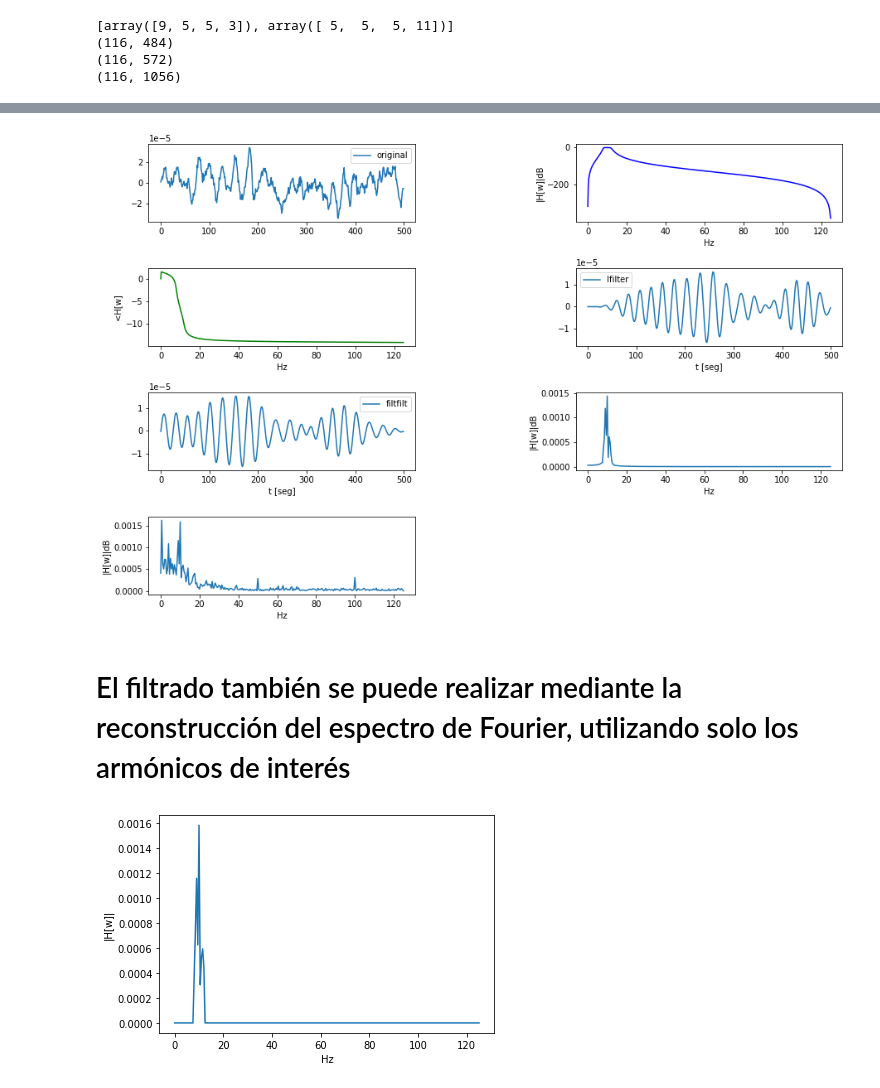
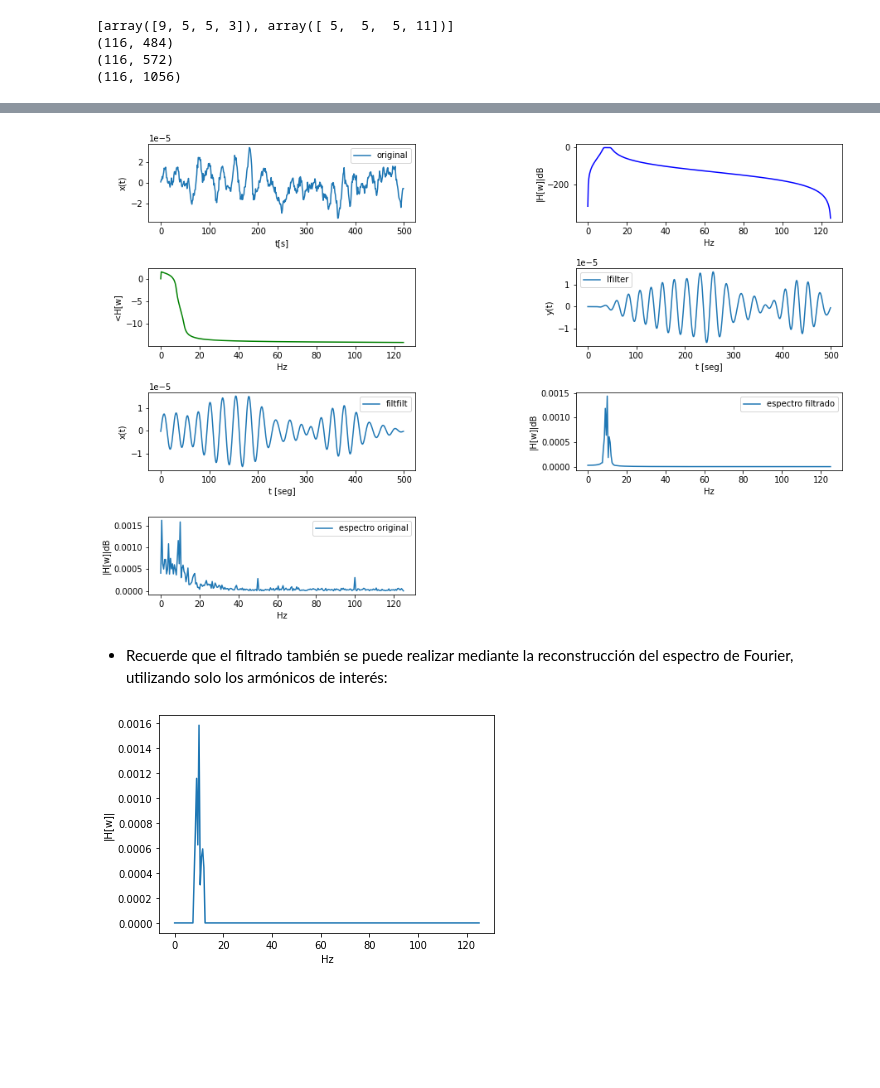
Before and after one commit to amalvarezme/ProcesoDigitalSen, a Jupyter notebook: EEG_BCI_MI/ProyectoFinalPDS_20201.ipynb, the cells around one changed output, grey strips where cells are left out. Drawn from its saved outputs; the diff is of its cells as text; code cells hidden in the pictures; blank space fills up the shorter version.

```diff
--- a/EEG_BCI_MI/ProyectoFinalPDS_20201.ipynb
+++ b/EEG_BCI_MI/ProyectoFinalPDS_20201.ipynb
@@ -454,6 +373,8 @@ data = Xraw[trial,ch,:] #trial, ch, muestras
 plt.figure(figsize=(15,10))
 plt.subplot(421)
 plt.plot(data,label='original')
+plt.xlabel('t[s]')
+plt.ylabel('x(t)')
 plt.legend()
 
 #diseñar filtro
@@ -479,38 +400,42 @@ plt.ylabel('<H[w]')
 #señales filtrada con lfilter - no compenza retardo en fase
 plt.subplot(424)
 yy = signal.lfilter(b, a, data)
 plt.plot(yy,label='lfilter')
 plt.xlabel('t [seg]')
+plt.ylabel('y(t)')
 plt.legend()
 
 #filtar con filtfilt - si compenza el retardo de fase
 plt.subplot(425)
 yy = signal.filtfilt(b,a,data)
 plt.plot(yy,label='filtfilt')
 plt.xlabel('t [seg]')
+plt.ylabel('x(t)')
 plt.legend()
 
 #espectro señal fitlrada
 plt.subplot(426)
 Yw = np.fft.rfft(yy)
 fv = np.fft.rfftfreq(yy.shape[0],1/fs)
-plt.plot(fv,abs(Yw))
+plt.plot(fv,abs(Yw),label='espectro filtrado')
 plt.xlabel('Hz')
 plt.ylabel('|H[w]|dB')
+plt.legend()
 
 #espectro original
 plt.subplot(427)
 Yo = np.fft.rfft(data)
 fv = np.fft.rfftfreq(data.shape[0],1/fs)
-plt.plot(fv,abs(Yo))
+plt.plot(fv,abs(Yo),label='espectro original')
 plt.xlabel('Hz')
 plt.ylabel('|H[w]|dB')
+plt.legend()
 plt.subplots_adjust(hspace=0.6,wspace=0.6)
 plt.show()
 # %% [output]
-[figure, old version]
+[figure, new version]
 # %% [markdown]
-# El filtrado también se puede realizar mediante la reconstrucción del espectro de Fourier, utilizando solo los armónicos de interés
+- Recuerde que el filtrado también se puede realizar mediante la reconstrucción del espectro de Fourier, utilizando solo los armónicos de interés:
 # %%
 ind = (fv >= lowcut ) & (fv <= highcut) #determinar armónicos de interés
 Yo2 = Yo
```
Also changed, not shown: parts of 17 cells of this notebook.
